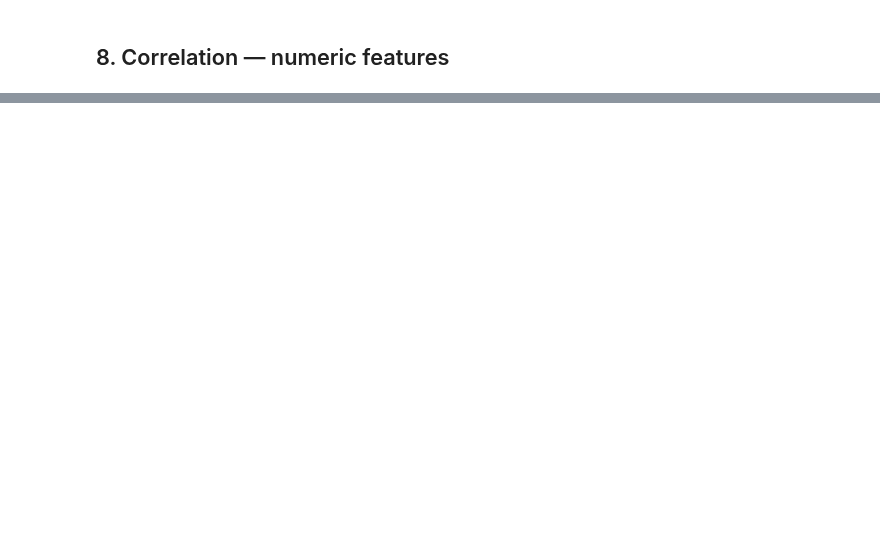
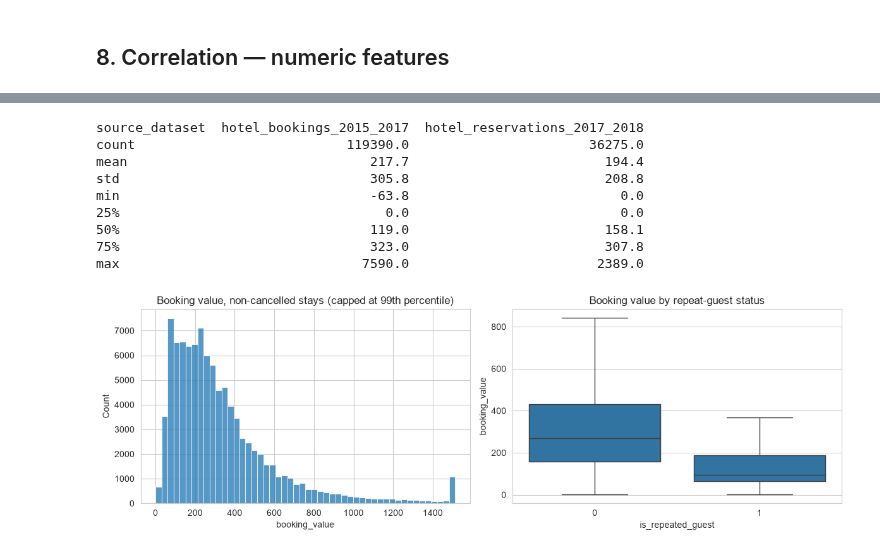
Before and after one commit to JUST-ZARI/hotel-clv-prediction, a Jupyter notebook: notebooks/04_eda_data_quality.ipynb, the cells around one changed output, grey strips where cells are left out. Cells and saved outputs as stored; diff of their text form; code cells hidden in the pictures; blank space fills up the shorter version.

```diff
--- a/notebooks/04_eda_data_quality.ipynb
+++ b/notebooks/04_eda_data_quality.ipynb
@@ -209,0 +237,16 @@ dtype: float64
+# %%
+df["total_nights"] = df["stays_weekend_nights"] + df["stays_week_nights"]
+df["total_guests"] = df["num_adults"] + df["num_children"] + df["num_babies"].fillna(0)
+
+g = df.groupby("source_dataset")
+pd.DataFrame({
+    "records": g.size(),
+    "arrival from": g.apply(lambda s: f"{s.arrival_year.min()}-{s[s.arrival_year == s.arrival_year.min()].arrival_month.min():02d}"),
+    "arrival to": g.apply(lambda s: f"{s.arrival_year.max()}-{s[s.arrival_year == s.arrival_year.max()].arrival_month.max():02d}"),
+    "ADR median": g["adr"].median(),
+    "ADR mean": g["adr"].mean().round(1),
+    "nights mean": g["total_nights"].mean().round(2),
+    "lead time median": g["lead_time"].median(),
+    "cancelled %": (g["is_canceled"].mean() * 100).round(1),
+    "repeat guest %": (g["is_repeated_guest"].mean() * 100).round(1),
+}).T
@@ -209,0 +319,24 @@ dtype: float64
+# %%
+df["booking_value"] = np.where(df["is_canceled"] == 0, df["adr"] * df["total_nights"], 0.0)
+
+print(df.groupby("source_dataset")["booking_value"].describe().round(1).T)
+
+fig, axes = plt.subplots(1, 2, figsize=(12, 4))
+kept = df[df["booking_value"] > 0]
+sns.histplot(kept["booking_value"].clip(upper=kept["booking_value"].quantile(0.99)), bins=50, ax=axes[0])
+axes[0].set_title("Booking value, non-cancelled stays (capped at 99th percentile)")
+sns.boxplot(data=kept, x="is_repeated_guest", y="booking_value", ax=axes[1], showfliers=False)
+axes[1].set_title("Booking value by repeat-guest status")
+plt.tight_layout()
+plt.show()
+# %% [output]
+source_dataset  hotel_bookings_2015_2017  hotel_reservations_2017_2018
+count                           119390.0                       36275.0
+mean                               217.7                         194.4
+std                                305.8                         208.8
+min                                -63.8                           0.0
+25%                                  0.0                           0.0
+50%                                119.0                         158.1
+75%                                323.0                         307.8
+max                               7590.0                        2389.0
+[figure, added]
```
Also changed, not shown: parts of 28 cells of this notebook.
